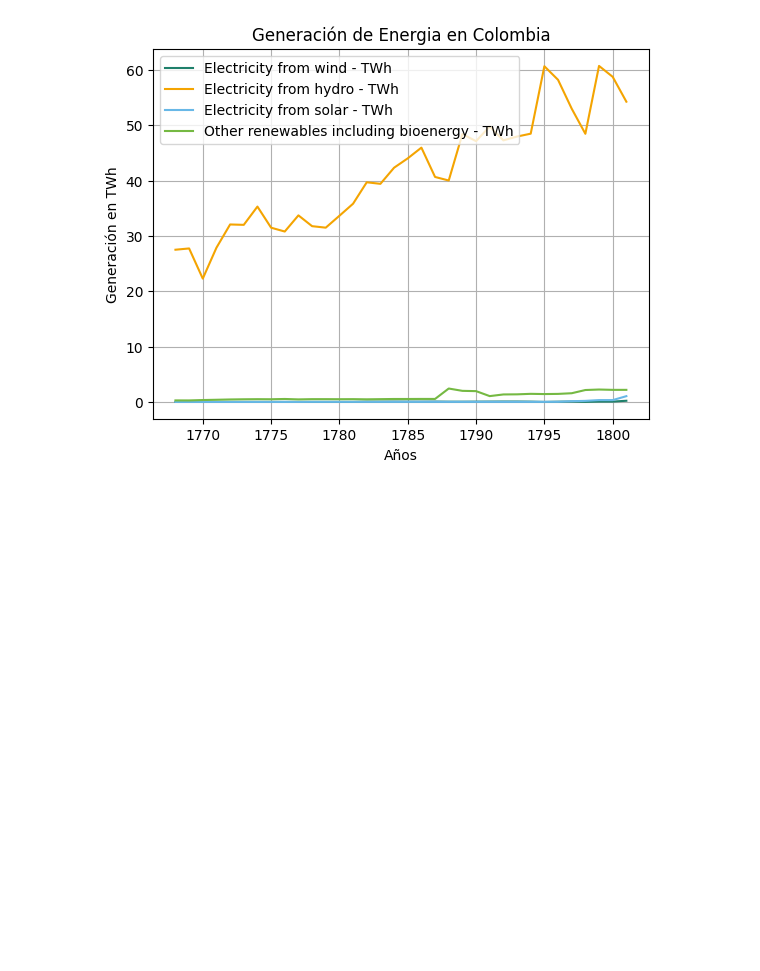
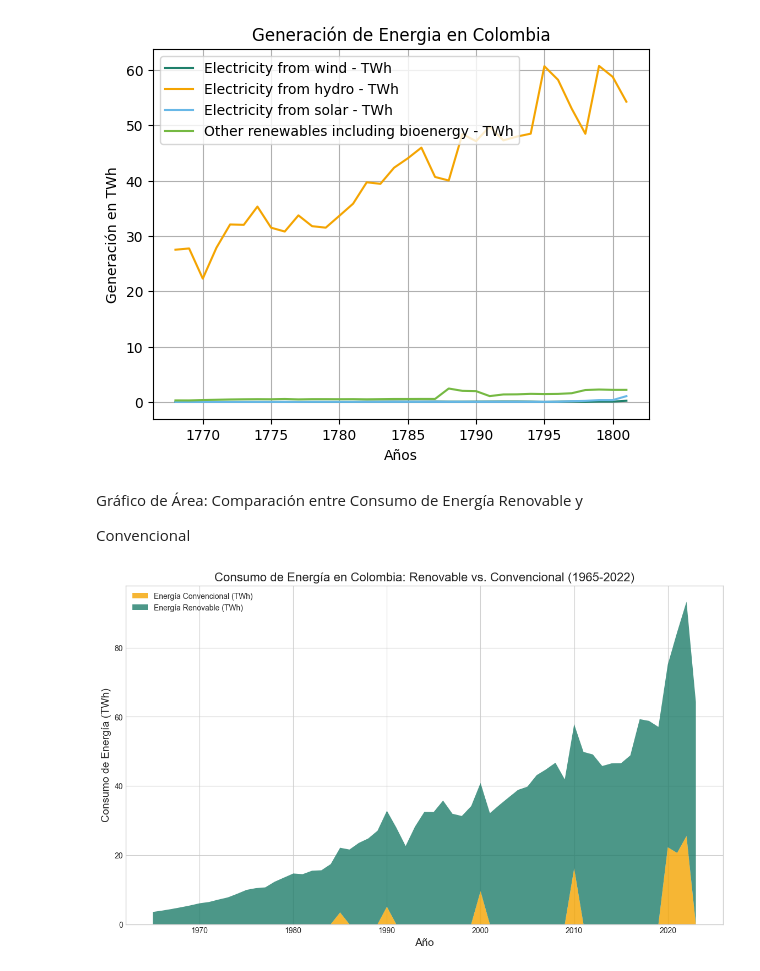
Before and after one commit to Aisengar/Energias_-renovables-, a Jupyter notebook: src/core/graficos.ipynb, the cells around one changed output. Drawn from its saved outputs; the diff is of its cells as text; code cells hidden in the pictures; blank space fills up the shorter version.

```diff
--- a/src/core/graficos.ipynb
+++ b/src/core/graficos.ipynb
@@ -6,24 +7,15 @@ from constants import LATIN_AMERICAN_COUNTRIES
 # %%
 SolarEnergy = '../../data/row_data/solar-energy-consumption.csv'
 DataSolarEnergy = pd.read_csv(SolarEnergy)
-DataSolarEnergy
 
-WindGeneration = '../../data/row_data/hydropower-consumption.csv'
-DataWind = pd.read_csv(WindGeneration)
-DataWind
-
-Hydropower = '../../data/row_data/hydropower-consumption.csv'
-DataHydro = pd.read_csv(Hydropower)
-DataHydro
+EnerConvCol = '../../data/row_data/datos_energias_convencionales_Colombia.csv'
+DataEnerConvCol = pd.read_csv(EnerConvCol)
 
 RenewShareEnergy = '../../data/row_data/renewable-share-energy.csv'
 DataRenewShareEnergy = pd.read_csv(RenewShareEnergy)
-DataRenewShareEnergy
 
 EnergyDataRenewCons = '../../data/row_data/modern-renewable-energy-consumption.csv'
 DataRenewCons = pd.read_csv(EnergyDataRenewCons)
-DataRenewCons
 
 EnergyRenewProd= '../../data/row_data/modern-renewable-prod.csv'
 DataRenewProd = pd.read_csv(EnergyRenewProd)
-DataRenewProd
@@ -150,3 +128,49 @@ plt.show()
 # %% [output]
 <Figure size 1000x600 with 0 Axes>
 [figure]
+# %% [markdown]
+Gráfico de Área: Comparación entre Consumo de Energía Renovable y
+
+Convencional
+# %%
+DataEnerConvCol_colombia = DataEnerConvCol[['Year', 'Total_Conventional_TWh']].copy()
+DataEnerConvCol_colombia.rename(columns={'Total_Conventional_TWh': 'Conventional_TWh'}, inplace=True)
+
+DataRenewConsCol = DataRenewCons[DataRenewCons['Entity'] == 'Colombia'].copy()
+
+renewable_cols_map = {
+    'Other renewables (including geothermal and biomass) electricity generation - TWh': 'Other_Renewables_TWh',
+    'Solar generation - TWh': 'Solar_TWh',
+    'Wind generation - TWh': 'Wind_TWh',
+    'Hydro generation - TWh': 'Hydro_TWh'
+}
+DataRenewConsCol.rename(columns=renewable_cols_map, inplace=True)
+
+renewable_source_cols = ['Other_Renewables_TWh', 'Solar_TWh', 'Wind_TWh', 'Hydro_TWh']
+for col in renewable_source_cols:
+    DataRenewConsCol[col] = pd.to_numeric(DataRenewConsCol[col], errors='coerce').fillna(0)
+
+DataRenewConsCol['Renewable_TWh'] = DataRenewConsCol[renewable_source_cols].sum(axis=1)
+
+DataRenewConsCol = DataRenewConsCol[['Year', 'Renewable_TWh']]
+
+df_merged = pd.merge(DataEnerConvCol_colombia, DataRenewConsCol, on='Year', how='outer')
+df_merged['Conventional_TWh'] = df_merged['Conventional_TWh'].fillna(0)
+df_merged['Renewable_TWh'] = df_merged['Renewable_TWh'].fillna(0)
+
+
+fig, ax = plt.subplots(figsize=(14, 8))
+ax.stackplot(df_merged['Year'],
+             df_merged['Conventional_TWh'],
+             df_merged['Renewable_TWh'],
+             labels=['Energía Convencional (TWh)', 'Energía Renovable (TWh)'],
+             colors=['#F4A401', '#1F7D6A'],
+             alpha=0.8)
+
+ax.set_title('Consumo de Energía en Colombia: Renovable vs. Convencional (1965-2022)', fontsize=16)
+ax.set_xlabel('Año', fontsize=14)
+ax.set_ylabel('Consumo de Energía (TWh)', fontsize=14)
+plt.legend()
+plt.show()
+# %% [output]
+[figure, added]
```
Also changed, not shown: parts of 2 cells of this notebook, 7 other files.
